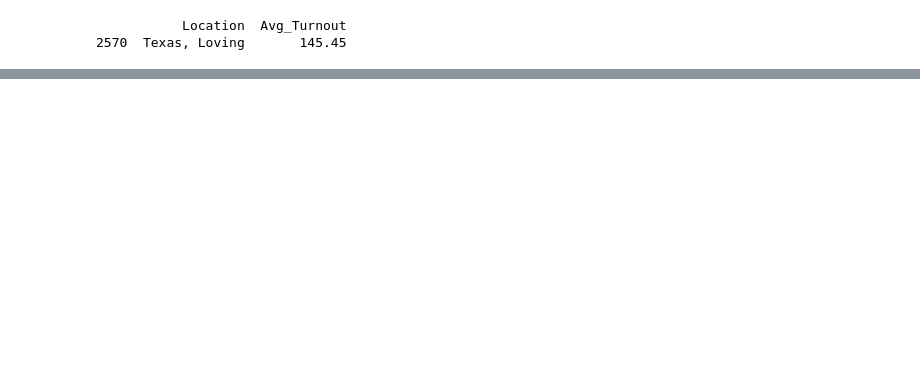
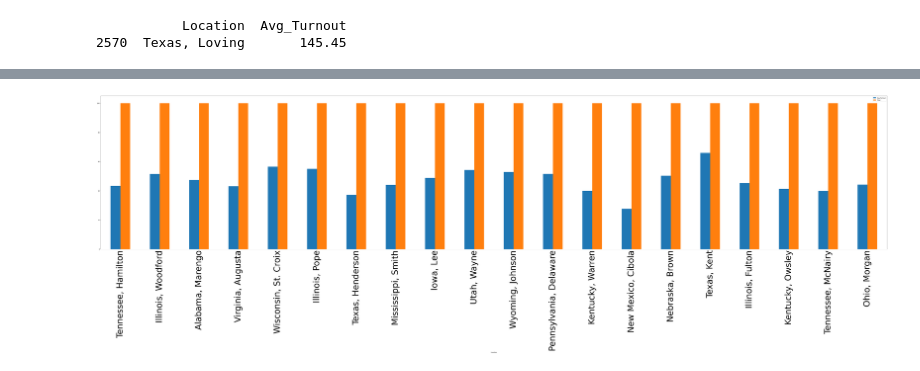
Before and after one commit to jennylynnramz/project1, a Jupyter notebook: Resources/Analysis Files/2004/Analysis_2004.ipynb, the cells around one changed output, grey strips where cells are left out. Drawn from its saved outputs; the diff is of its cells as text; code cells hidden in the pictures; blank space fills up the shorter version.

```diff
--- a/Resources/Analysis Files/2004/Analysis_2004.ipynb
+++ b/Resources/Analysis Files/2004/Analysis_2004.ipynb
@@ -221,0 +233,12 @@ plt.show()
+# %%
+#analysis_data_2004.head()
+
+sample_county_2 = County_Avg_Voter_Turnout_1.sample(n = 20)
+
+
+sample_county_pop = sample_county_2.merge(analysis_data_2004[['County_Pop_2004', 'Location']], on="Location", how='left')
+
+sample_county_pop_2 = sample_county_pop.drop_duplicates()
+# %%
+sample_county_pop_2['Total'] = 100
+sample_county_pop_2
@@ -222,2 +268,12 @@ plt.show()
 # %%
 #4. What is the avg population of the county compared to the voters on election day
+
+#arnold
+
+sample_county_pop_2.plot(x="Location", y=["Avg_Turnout", "Total"], kind="bar")
+plt.xticks(rotation=90, fontsize=60)
+plt.savefig("Avg_Voters_vs_Pop_Sample_County_2004.png",  dpi=25)
+
+plt.show()
+# %% [output]
+[figure, added]
```
Also changed, not shown: parts of 20 cells of this notebook, 20 other files.
